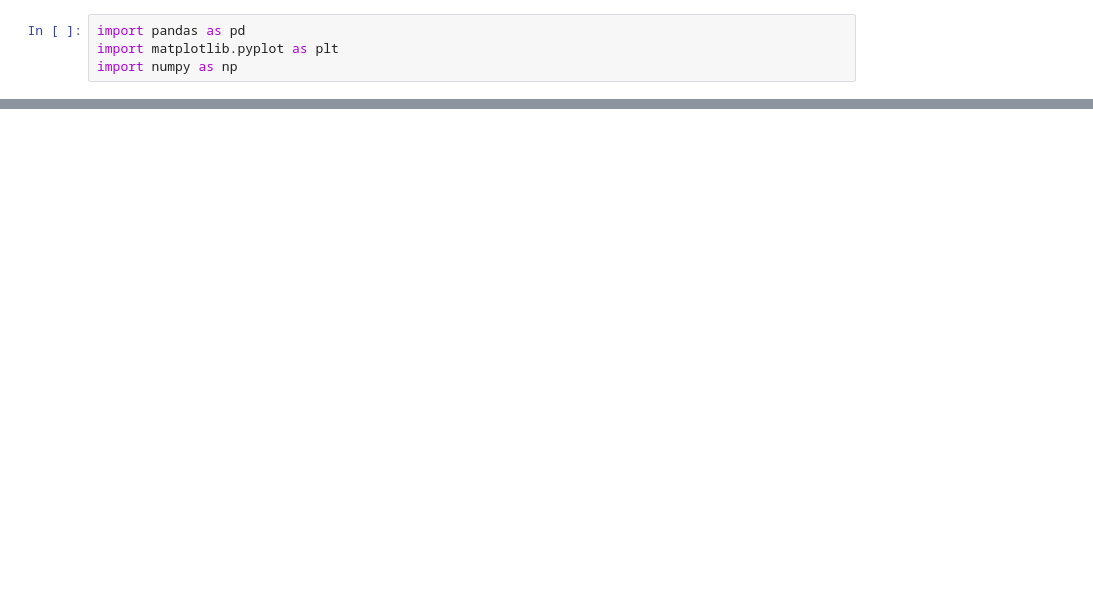
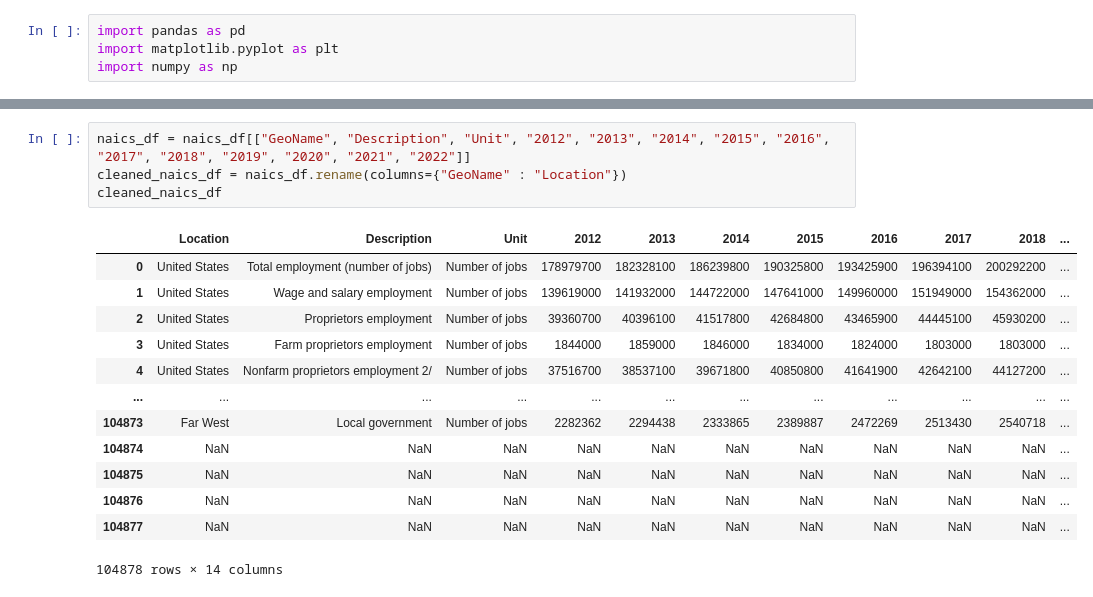
Before and after one commit to Tylerwilliams3644/Bootcamp-Project-1, a Jupyter notebook: Working Code/Employment/Employment.ipynb, the cells around one changed output, grey strips where cells are left out. Saved outputs shown, nothing was run; the diff lists cells and outputs as text; blank space fills up the shorter version.

```diff
--- a/Working Code/Employment/Employment.ipynb
+++ b/Working Code/Employment/Employment.ipynb
@@ -39,0 +24,18 @@ display(sic_df)
+# %%
+naics_df = naics_df[["GeoName", "Description", "Unit", "2012", "2013", "2014", "2015", "2016", "2017", "2018", "2019", "2020", "2021", "2022"]]
+cleaned_naics_df = naics_df.rename(columns={"GeoName" : "Location"})
+cleaned_naics_df
+# %% [output]
+|  | Location | Description | Unit | 2012 | 2013 | 2014 | 2015 | 2016 | 2017 | 2018 | ... |
+| 0 | United States | Total employment (number of jobs) | Number of jobs | 178979700 | 182328100 | 186239800 | 190325800 | 193425900 | 196394100 | 200292200 | ... |
+| 1 | United States | Wage and salary employment | Number of jobs | 139619000 | 141932000 | 144722000 | 147641000 | 149960000 | 151949000 | 154362000 | ... |
+| 2 | United States | Proprietors employment | Number of jobs | 39360700 | 40396100 | 41517800 | 42684800 | 43465900 | 44445100 | 45930200 | ... |
+| 3 | United States | Farm proprietors employment | Number of jobs | 1844000 | 1859000 | 1846000 | 1834000 | 1824000 | 1803000 | 1803000 | ... |
+| 4 | United States | Nonfarm proprietors employment 2/ | Number of jobs | 37516700 | 38537100 | 39671800 | 40850800 | 41641900 | 42642100 | 44127200 | ... |
+| ... | ... | ... | ... | ... | ... | ... | ... | ... | ... | ... | ... |
+| 104873 | Far West | Local government | Number of jobs | 2282362 | 2294438 | 2333865 | 2389887 | 2472269 | 2513430 | 2540718 | ... |
+| 104874 | NaN | NaN | NaN | NaN | NaN | NaN | NaN | NaN | NaN | NaN | ... |
+| 104875 | NaN | NaN | NaN | NaN | NaN | NaN | NaN | NaN | NaN | NaN | ... |
+| 104876 | NaN | NaN | NaN | NaN | NaN | NaN | NaN | NaN | NaN | NaN | ... |
+| 104877 | NaN | NaN | NaN | NaN | NaN | NaN | NaN | NaN | NaN | NaN | ... |
+104878 rows × 14 columns
```
Also changed, not shown: parts of 3 cells of this notebook.
